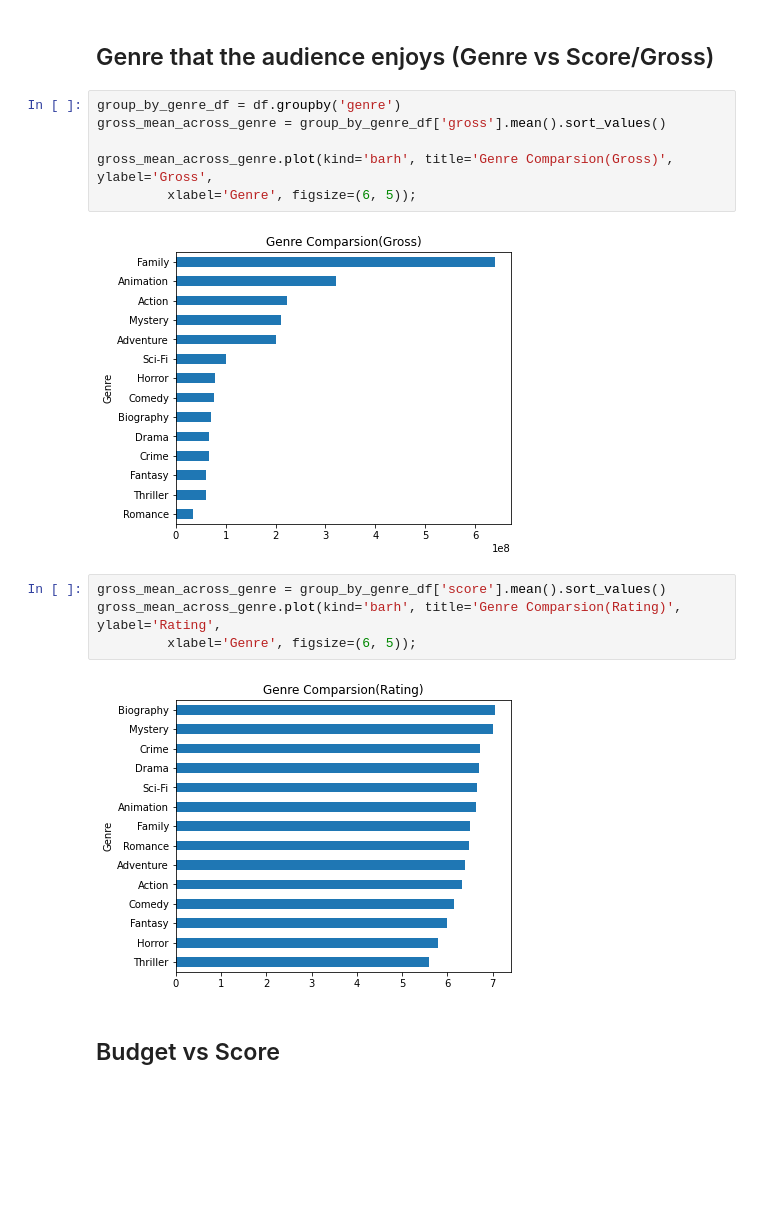
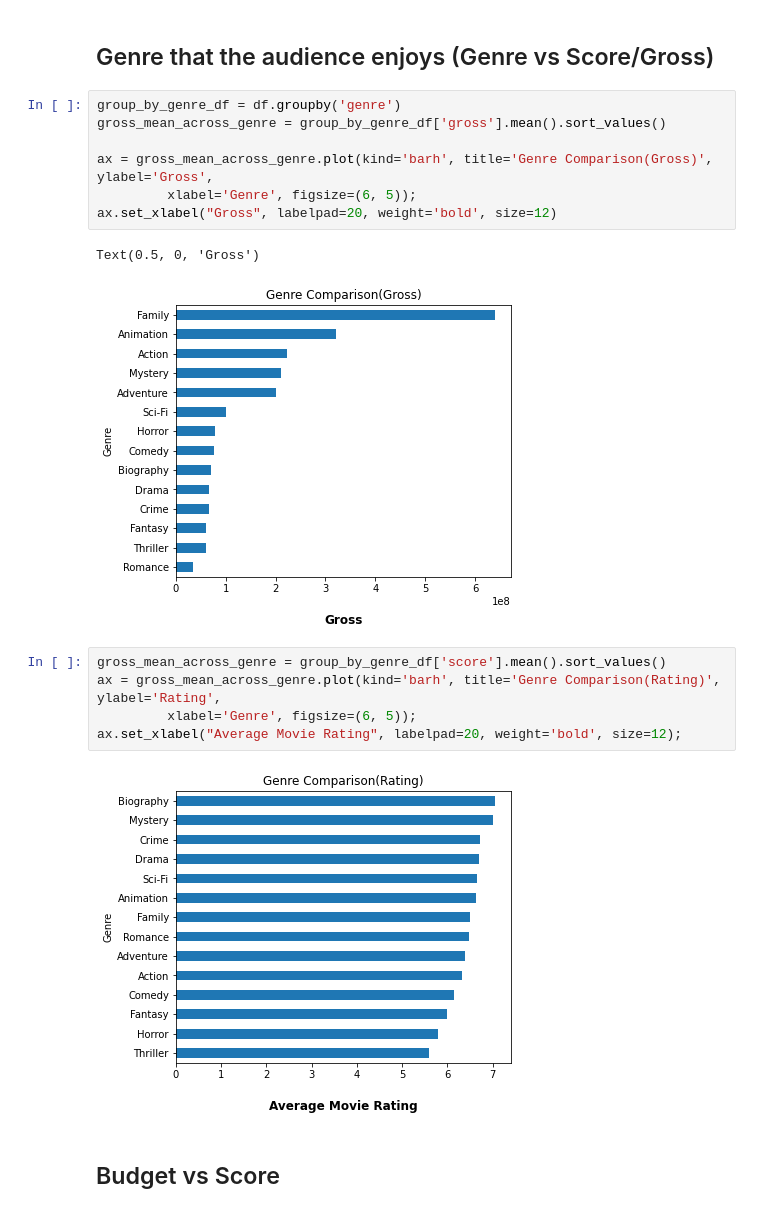
Before and after one commit to soaza/dao2702-project, a Jupyter notebook: movies_analysis.ipynb, the cells around one changed output. Cells and saved outputs as stored; diff of their text form; blank space fills up the shorter version.

```diff
--- a/movies_analysis.ipynb
+++ b/movies_analysis.ipynb
@@ -190,17 +201,20 @@ plt.plot(score_gross['score'], m * score_gross['score'] + b);
 # %%
 group_by_genre_df = df.groupby('genre')
 gross_mean_across_genre = group_by_genre_df['gross'].mean().sort_values()
 
-gross_mean_across_genre.plot(kind='barh', title='Genre Comparsion(Gross)', ylabel='Gross',
+ax = gross_mean_across_genre.plot(kind='barh', title='Genre Comparison(Gross)', ylabel='Gross',
          xlabel='Genre', figsize=(6, 5));
+ax.set_xlabel("Gross", labelpad=20, weight='bold', size=12)
 # %% [output]
+Text(0.5, 0, 'Gross')
-[figure, old version]
+[figure, new version]
 # %%
 gross_mean_across_genre = group_by_genre_df['score'].mean().sort_values()
-gross_mean_across_genre.plot(kind='barh', title='Genre Comparsion(Rating)', ylabel='Rating',
+ax = gross_mean_across_genre.plot(kind='barh', title='Genre Comparison(Rating)', ylabel='Rating',
          xlabel='Genre', figsize=(6, 5));
+ax.set_xlabel("Average Movie Rating", labelpad=20, weight='bold', size=12);
 # %% [output]
-[figure, old version]
+[figure, new version]
 # %% [markdown]
 ## Budget vs Score
 # %%
```
Also changed, not shown: parts of 2 cells of this notebook, 1 other file.
